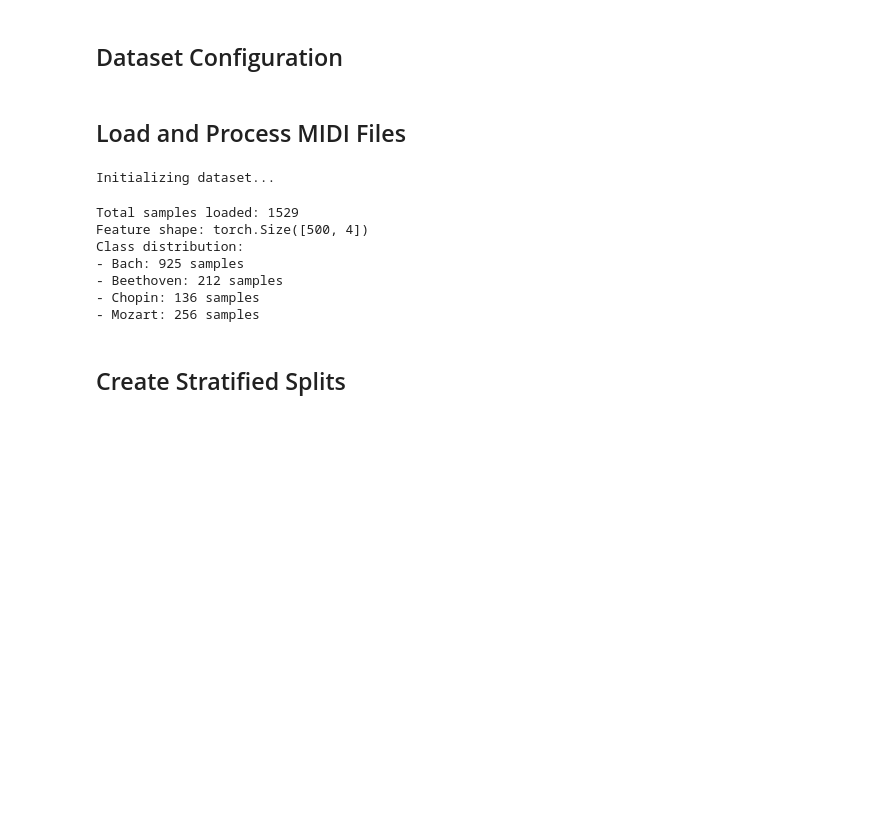
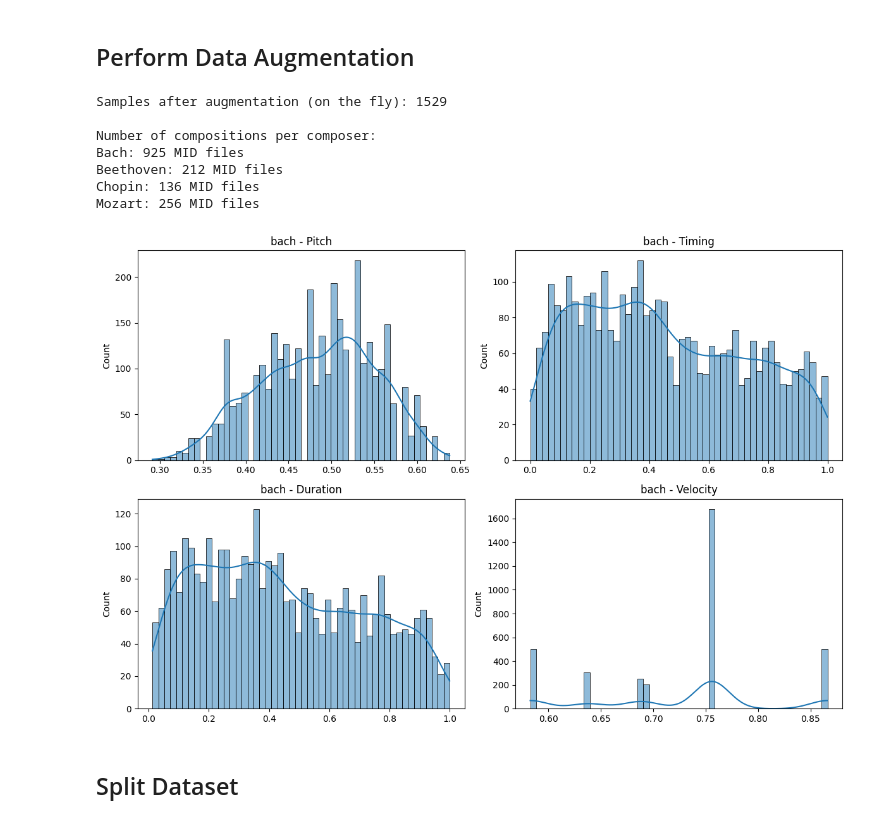
Before and after one commit to asrivastavrangers/team-11-final-project, a Jupyter notebook: data_preprocess.ipynb, the cells around one changed output. Saved outputs shown, nothing was run; the diff lists cells and outputs as text; code cells hidden in the pictures; blank space fills up the shorter version.

Commit message:
Updated the file with WeightedRandomSampler and Data Augmentation fresh techniques

```diff
--- a/data_preprocess.ipynb
+++ b/data_preprocess.ipynb
@@ -24,0 +56,11 @@ np.random.seed(SEED)
+# %%
+from data_preprocess_utils import SplitData
+
+splitter = SplitData(dataset)
+
+# Visualize first composer's features
+splitter.plot_feature_distribution(composer_idx=0, max_samples=10)
+
+# Optional: visualize all composers
+for i, composer in enumerate(COMPOSERS):
+    splitter.plot_feature_distribution(composer_idx=i, max_samples=10)
@@ -25,2 +73,35 @@ np.random.seed(SEED)
+# %% [markdown]
+## Perform Data Augmentation
+# %%
+from data_preprocess_utils import MidiAugmenter
+
+augment_dataset = ComposerDataset(
+    data_dir=DATA_DIR,
+    composers=COMPOSERS,
+    max_length=MAX_LENGTH,
+    augment=True  # Enable random augmentation
+)
+
+print(f"Samples after augmentation (on the fly): {len(augment_dataset)}")
+
+# Visualize augmented features for Bach
+splitter_aug = SplitData(augment_dataset)
+
+labels = [label for (_, label) in augment_dataset.samples]
+counts = Counter(labels)
+
+print("\nNumber of compositions per composer:")
+for idx, composer in enumerate(COMPOSERS):
+    print(f"{composer.capitalize()}: {counts[idx]} MID files")
+splitter_aug.plot_feature_distribution(composer_idx=0, max_samples=10)
+# %% [output]
+Samples after augmentation (on the fly): 1529
+
+Number of compositions per composer:
+Bach: 925 MID files
+Beethoven: 212 MID files
+Chopin: 136 MID files
+Mozart: 256 MID files
+[figure, added]
 # %% [markdown]
-## Dataset Configuration
+## Split Dataset
@@ -37,29 +107,0 @@ config = {
-# %% [markdown]
-## Load and Process MIDI Files
-# %%
-print("Initializing dataset...")
-full_dataset = ComposerDataset(
-    data_dir=config["data_dir"],
-    composers=config["composers"],
-    max_length=config["max_seq_length"],
-    augment=False  # We'll apply augmentation separately
-)
-
-# Display dataset statistics
-print(f"\nTotal samples loaded: {len(full_dataset)}")
-print(f"Feature shape: {full_dataset[0]['features'].shape}")
-print("Class distribution:")
-for i, composer in enumerate(config["composers"]):
-    count = sum(1 for _, label in full_dataset.samples if label == i)
-    print(f"- {composer.capitalize()}: {count} samples")
-# %% [output]
-Initializing dataset...
-Total samples loaded: 1529
-Feature shape: torch.Size([500, 4])
-Class distribution:
-- Bach: 925 samples
-- Beethoven: 212 samples
-- Chopin: 136 samples
-- Mozart: 256 samples
-# %% [markdown]
-## Create Stratified Splits
```
Also changed, not shown: parts of 25 cells of this notebook.
